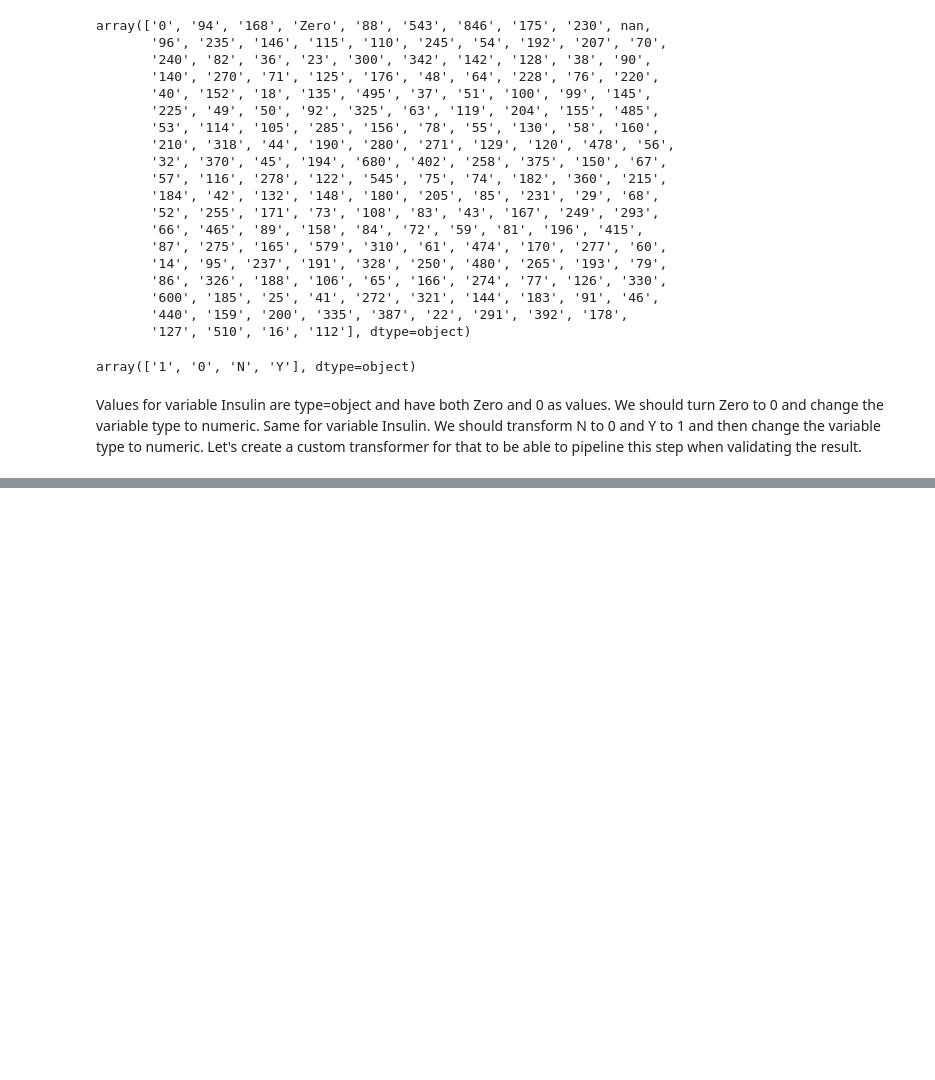
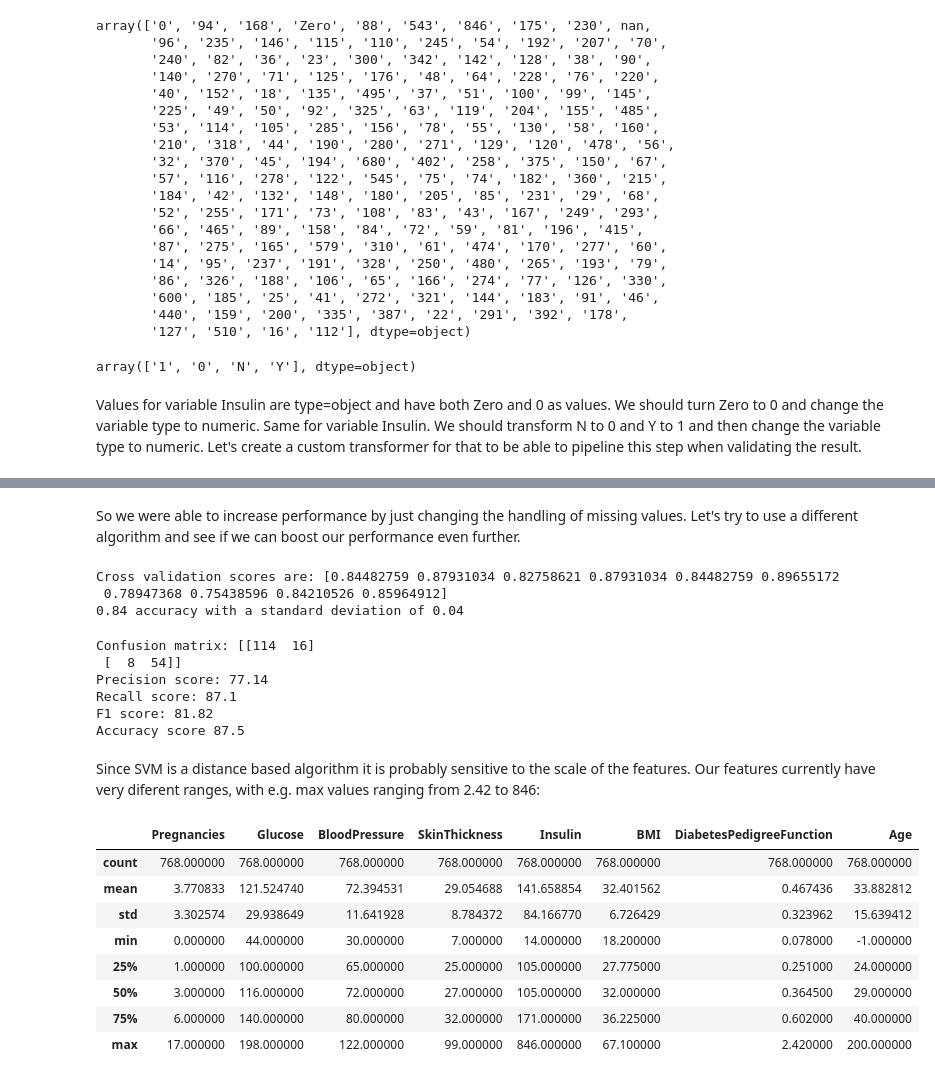
Before and after one commit to MariaEgrv/diabetes_prediction, a Jupyter notebook: diabetes_prediction.ipynb, the cells around one changed output, grey strips where cells are left out. Cells and saved outputs as stored; diff of their text form; code cells hidden in the pictures; blank space fills up the shorter version.

Commit message:
update model and scale

```diff
--- a/diabetes_prediction.ipynb
+++ b/diabetes_prediction.ipynb
@@ -102,0 +106,2 @@ y = diabetes[diabetes_target]
+# %%
+diabetes.iloc[:, 1:8] = diabetes.iloc[:, 1:8].replace({0 : np.nan})
@@ -167,0 +194,9 @@ ValueError: could not convert string to float: 'N'
+# %%
+diabetes_features = diabetes.drop(['Outcome'], axis=1).columns
+diabetes_improved = diabetes.copy()
+for feature in diabetes_features:
+    value_for_outcome_1 = diabetes_improved.groupby("Outcome")[feature].median()[1]
+    value_for_outcome_0 = diabetes_improved.groupby("Outcome")[feature].median()[0]
+    diabetes_improved.loc[(diabetes_improved["Outcome"] == 0) & (diabetes_improved[feature].isnull()), feature] = value_for_outcome_0
+    diabetes_improved.loc[(diabetes_improved["Outcome"] == 1) & (diabetes_improved[feature].isnull()), feature] = value_for_outcome_1
+print(diabetes_improved.isnull().sum())
@@ -167,0 +214,3 @@ ValueError: could not convert string to float: 'N'
+# %%
+X_improved = diabetes_improved.drop('Outcome', axis =1)
+y_improved = diabetes_improved['Outcome']
@@ -167,0 +251,48 @@ ValueError: could not convert string to float: 'N'
+# %% [markdown]
+So we were able to increase performance by just changing the handling of missing values. Let's try to use a different algorithm and see if we can boost our performance even further.
+# %%
+svm_clf = svm.SVC(kernel = 'rbf', C=1)
+kfold = KFold(n_splits = 10)
+cv_results = cross_val_score(svm_clf, train_X_improved, train_y_improved, cv = 10)
+print("Cross validation scores are:", cv_results)
+print("%0.2f accuracy with a standard deviation of %0.2f" % (cv_results.mean(), cv_results.std()))
+# %% [output]
+Cross validation scores are: [0.84482759 0.87931034 0.82758621 0.87931034 0.84482759 0.89655172
+ 0.78947368 0.75438596 0.84210526 0.85964912]
+0.84 accuracy with a standard deviation of 0.04
+# %%
+svm_clf.fit(train_X_improved, train_y_improved)
+
+preds_improved = (svm_clf.predict(test_X_improved))
+
+conf_m_1 = confusion_matrix(test_y_improved, preds_improved)
+precision_1 = round(precision_score(test_y_improved, preds_improved) * 100, 2)
+recall_1 = round(recall_score(test_y_improved, preds_improved) * 100, 2)
+f1_1 = round(f1_score(test_y_improved, preds_improved) * 100, 2)
+accuracy_1 = round(accuracy_score(test_y_improved, preds_improved) * 100, 2)
+print('Confusion matrix:', conf_m_1)
+print('Precision score:', precision_1)
+print('Recall score:', recall_1)
+print('F1 score:', f1_1)
+print('Accuracy score', accuracy_1)
+# %% [output]
+Confusion matrix: [[114  16]
+ [  8  54]]
+Precision score: 77.14
+Recall score: 87.1
+F1 score: 81.82
+Accuracy score 87.5
+# %% [markdown]
+Since SVM is a distance based algorithm it is probably sensitive to the scale of the features. Our features currently have very diferent ranges, with e.g. max values ranging from 2.42 to 846:
+# %%
+X_improved.describe()
+# %% [output]
+|  | Pregnancies | Glucose | BloodPressure | SkinThickness | Insulin | BMI | DiabetesPedigreeFunction | Age |
+| count | 768.000000 | 768.000000 | 768.000000 | 768.000000 | 768.000000 | 768.000000 | 768.000000 | 768.000000 |
+| mean | 3.770833 | 121.524740 | 72.394531 | 29.054688 | 141.658854 | 32.401562 | 0.467436 | 33.882812 |
+| std | 3.302574 | 29.938649 | 11.641928 | 8.784372 | 84.166770 | 6.726429 | 0.323962 | 15.639412 |
+| min | 0.000000 | 44.000000 | 30.000000 | 7.000000 | 14.000000 | 18.200000 | 0.078000 | -1.000000 |
+| 25% | 1.000000 | 100.000000 | 65.000000 | 25.000000 | 105.000000 | 27.775000 | 0.251000 | 24.000000 |
+| 50% | 3.000000 | 116.000000 | 72.000000 | 27.000000 | 105.000000 | 32.000000 | 0.364500 | 29.000000 |
+| 75% | 6.000000 | 140.000000 | 80.000000 | 32.000000 | 171.000000 | 36.225000 | 0.602000 | 40.000000 |
+| max | 17.000000 | 198.000000 | 122.000000 | 99.000000 | 846.000000 | 67.100000 | 2.420000 | 200.000000 |
```
Also changed, not shown: parts of 40 cells of this notebook, 2 other files.
